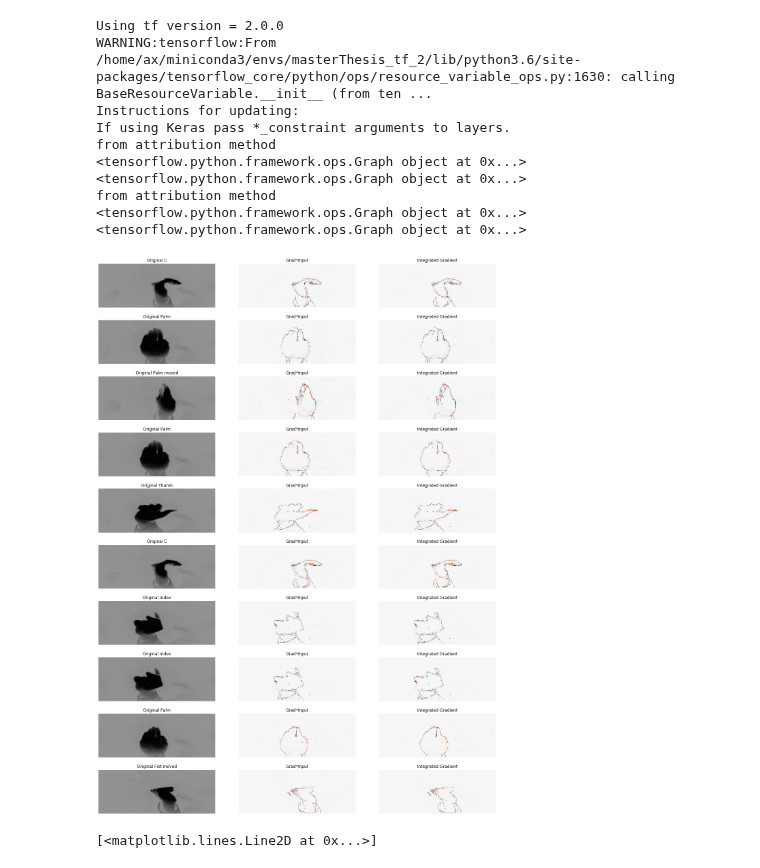
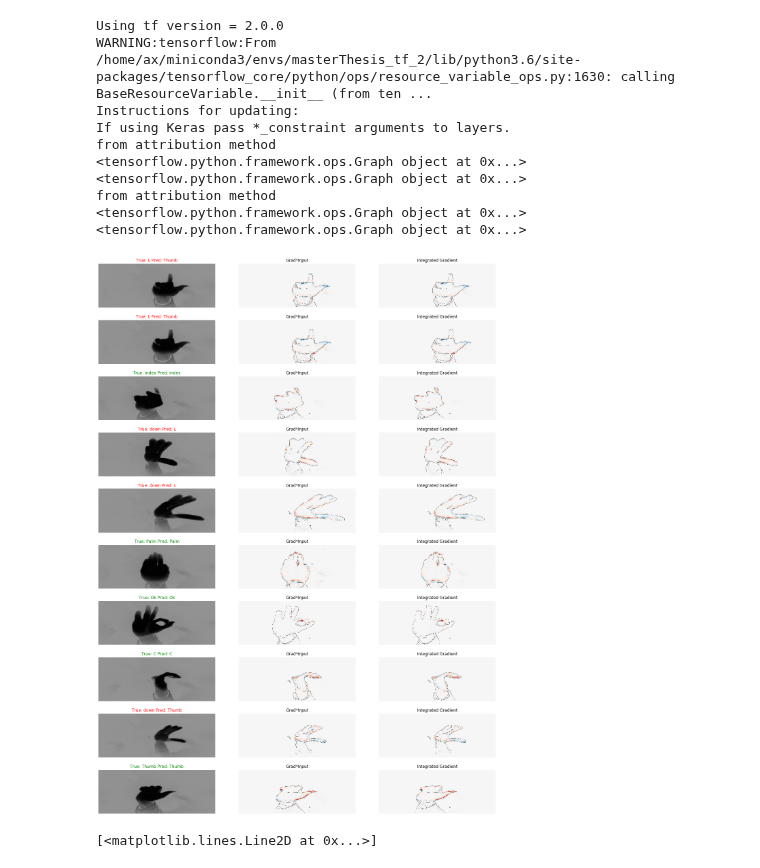
Before and after one commit to alexus37/MasterThesisCode, a Jupyter notebook: experiments/LeapHandGesture.ipynb, the cells around one changed output. Cells and saved outputs as stored; diff of their text form; code cells hidden in the pictures.

Commit message:
play around with gesture model

```diff
--- a/experiments/LeapHandGesture.ipynb
+++ b/experiments/LeapHandGesture.ipynb
@@ -123,7 +131,7 @@ with DeepExplain(session=tf.compat.v1.keras.backend.get_session()) as de:  # <--
 
     xs = image_batch[0:10]
     ys = label_batch[0:10]
-    ys_pred = fModel.pre
+    ys_pred = fModel.predict(xs)
 
     attributions_gradin = de.explain('grad*input', target_tensor, input_tensor, xs, ys=ys)
     attributions_ig    = de.explain('intgrad', target_tensor, input_tensor, xs, ys=ys)
@@ -141,16 +149,18 @@ from attribution method
 # %%
 n_cols = 3
 n_rows = int(len(attributions_gradin))
 fig, axes = plt.subplots(nrows=n_rows, ncols=n_cols, figsize=(7*n_cols, 3*n_rows))
 
 for i, (a1, a2) in enumerate(zip(attributions_gradin, attributions_ig)):
     row, col = divmod(i, 1)
+    true_label = label_names[np.argmax(ys[i])]
+    pred_label = label_names[np.argmax(ys_pred[i])]
     plot(xs[i].reshape(IMAGE_SHAPE[0], IMAGE_SHAPE[1]), cmap='Greys', axis=axes[row, 0]) \
-    .set_title(f'Original {label_names[np.argmax(ys[i])]}')
+    .set_title(f'True: {true_label} Pred: {pred_label}', color='green' if true_label == pred_label else 'red')
     plot(a1.reshape(IMAGE_SHAPE[0], IMAGE_SHAPE[1]), xi = xs[i], axis=axes[row,1]).set_title('Grad*Input')
     plot(a2.reshape(IMAGE_SHAPE[0], IMAGE_SHAPE[1]), xi = xs[i], axis=axes[row,2]).set_title('Integrated Gradient')
 # %% [output]
-[figure, old version]
+[figure, new version]
 # %%
 import matplotlib as mpl
 # make the colormaps
```
Also changed, not shown: parts of 3 cells of this notebook, 4 other files.
